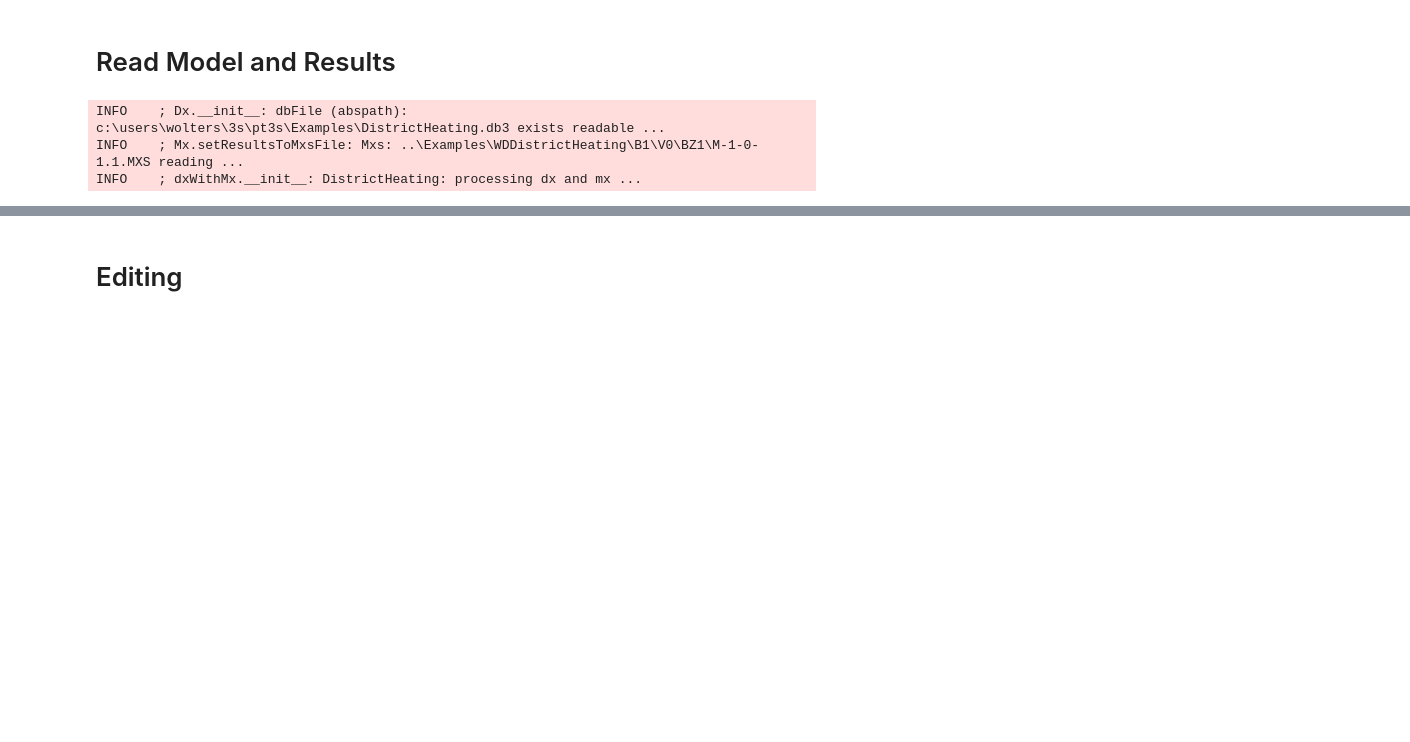
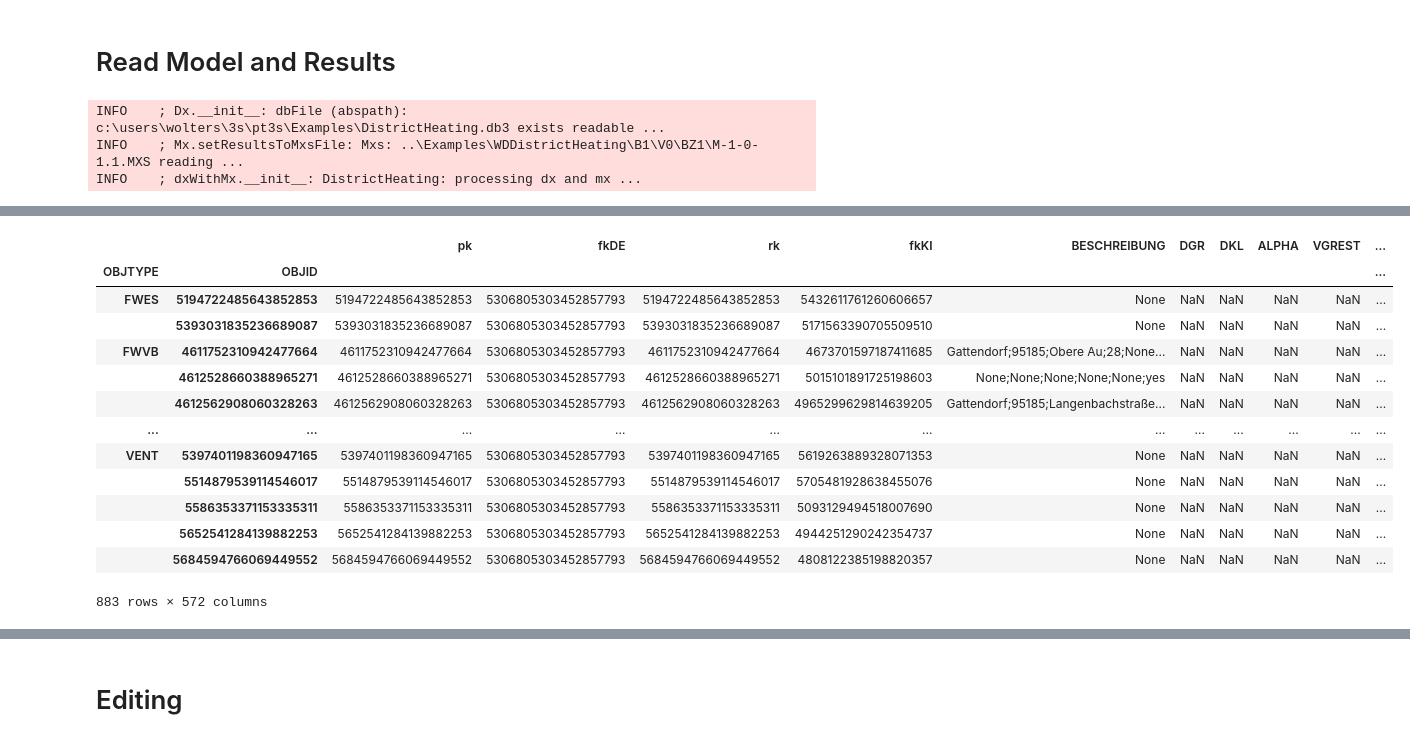
Before and after one commit to 3SConsult/PT3S, a Jupyter notebook: docs/Example3.ipynb, the cells around one changed output, grey strips where cells are left out. Cells and saved outputs as stored; diff of their text form; code cells hidden in the pictures; blank space fills up the shorter version.

```diff
--- a/docs/Example3.ipynb
+++ b/docs/Example3.ipynb
@@ -97,10 +67,17 @@ if calculate:
 # %% [markdown]
 # Read Model and Results
+# %%
+dbFilename="DistrictHeating"
+dbFile=os.path.join(os.path.dirname(os.path.abspath(dxAndMxHelperFcts.__file__))
+                    +'/Examples/'
+                    +dbFilename
+                    +'.db3'
+)
 # %%
-m=dxAndMxHelperFcts.readDxAndMx(dbFile=os.path.join(pt3s_path+'/Examples/'+dbFilename+'.db3')
+m=dxAndMxHelperFcts.readDxAndMx(dbFile=dbFile
                                 ,preventPklDump=True
-                              #  ,maxRecords=0
-                               )
+                                #,maxRecords=-1
+)
 # %% [output]
 INFO    ; Dx.__init__: dbFile (abspath): c:\users\wolters\3s\pt3s\Examples\DistrictHeating.db3 exists readable ...
 INFO    ; Mx.setResultsToMxsFile: Mxs: ..\Examples\WDDistrictHeating\B1\V0\BZ1\M-1-0-1.1.MXS reading ...
@@ -127,0 +141,17 @@ ZeroDivisionError: division by zero
+# %%
+m.dx.dataFrames['V3_VBEL']
+# %% [output]
+|  |  | pk | fkDE | rk | fkKI | BESCHREIBUNG | DGR | DKL | ALPHA | VGREST | ... |
+| OBJTYPE | OBJID |  |  |  |  |  |  |  |  |  | ... |
+| FWES | 5194722485643852853 | 5194722485643852853 | 5306805303452857793 | 5194722485643852853 | 5432611761260606657 | None | NaN | NaN | NaN | NaN | ... |
+|  | 5393031835236689087 | 5393031835236689087 | 5306805303452857793 | 5393031835236689087 | 5171563390705509510 | None | NaN | NaN | NaN | NaN | ... |
+| FWVB | 4611752310942477664 | 4611752310942477664 | 5306805303452857793 | 4611752310942477664 | 4673701597187411685 | Gattendorf;95185;Obere Au;28;None... | NaN | NaN | NaN | NaN | ... |
+|  | 4612528660388965271 | 4612528660388965271 | 5306805303452857793 | 4612528660388965271 | 5015101891725198603 | None;None;None;None;None;yes | NaN | NaN | NaN | NaN | ... |
+|  | 4612562908060328263 | 4612562908060328263 | 5306805303452857793 | 4612562908060328263 | 4965299629814639205 | Gattendorf;95185;Langenbachstraße... | NaN | NaN | NaN | NaN | ... |
+| ... | ... | ... | ... | ... | ... | ... | ... | ... | ... | ... | ... |
+| VENT | 5397401198360947165 | 5397401198360947165 | 5306805303452857793 | 5397401198360947165 | 5619263889328071353 | None | NaN | NaN | NaN | NaN | ... |
+|  | 5514879539114546017 | 5514879539114546017 | 5306805303452857793 | 5514879539114546017 | 5705481928638455076 | None | NaN | NaN | NaN | NaN | ... |
+|  | 5586353371153335311 | 5586353371153335311 | 5306805303452857793 | 5586353371153335311 | 5093129494518007690 | None | NaN | NaN | NaN | NaN | ... |
+|  | 5652541284139882253 | 5652541284139882253 | 5306805303452857793 | 5652541284139882253 | 4944251290242354737 | None | NaN | NaN | NaN | NaN | ... |
+|  | 5684594766069449552 | 5684594766069449552 | 5306805303452857793 | 5684594766069449552 | 4808122385198820357 | None | NaN | NaN | NaN | NaN | ... |
+883 rows × 572 columns
```
Also changed, not shown: parts of 29 cells of this notebook, 10 other files.
